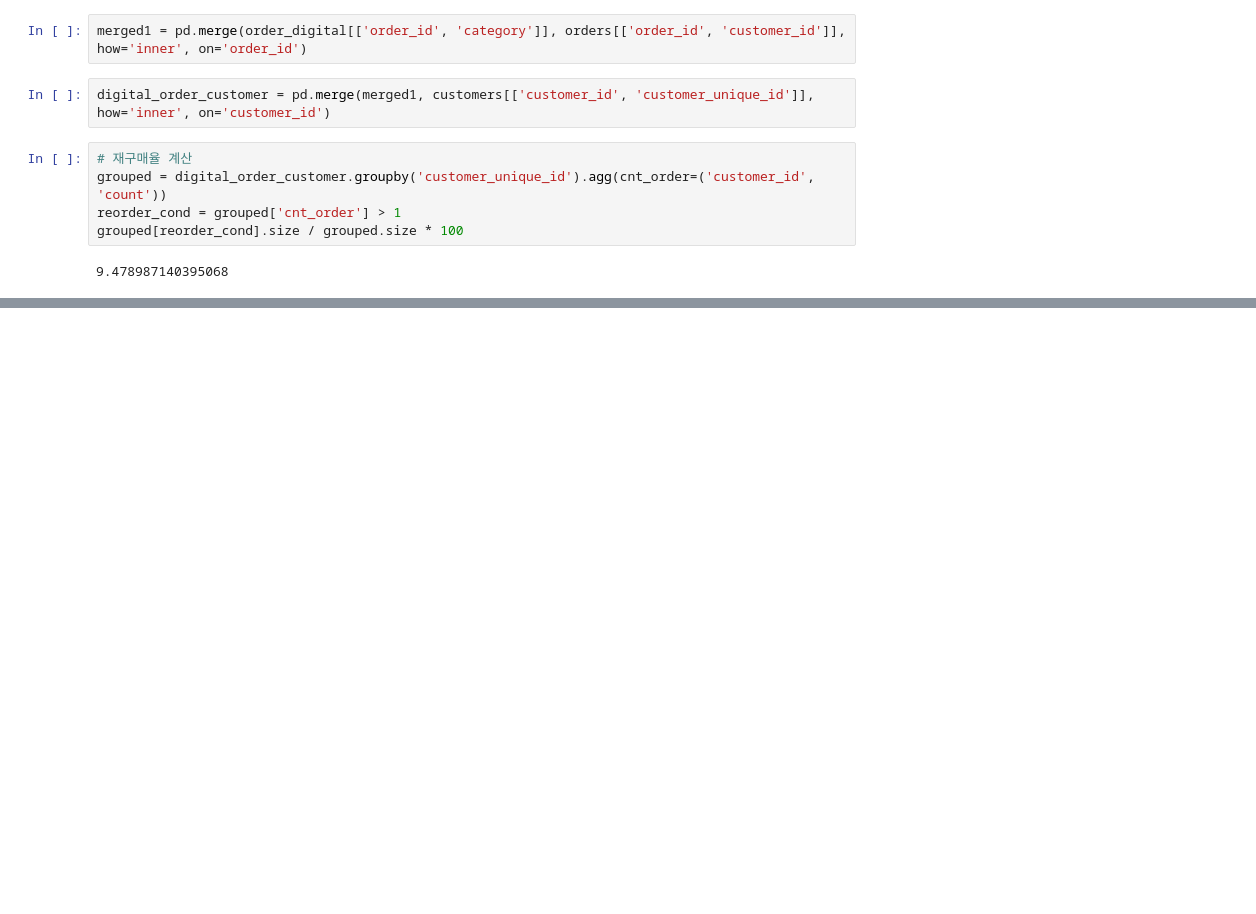
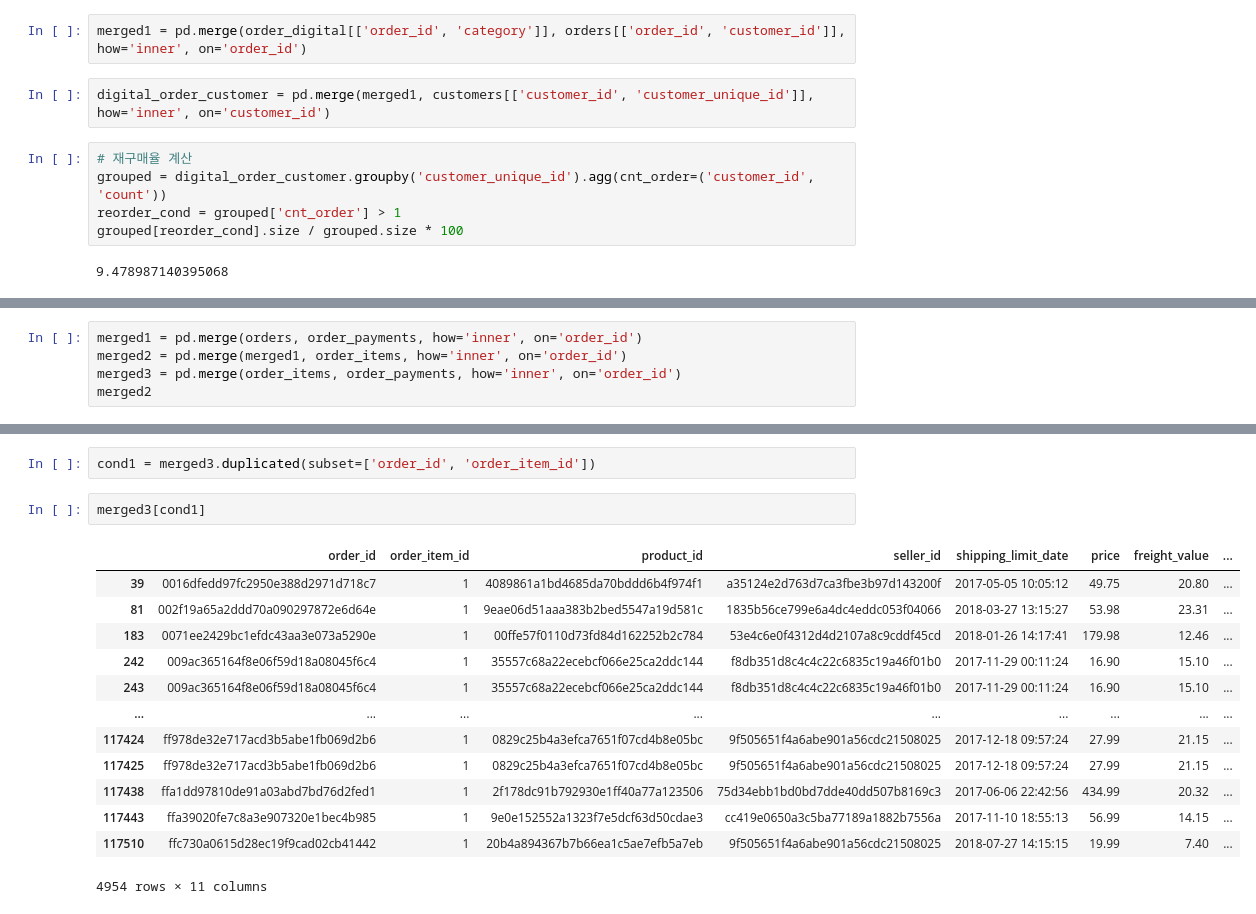
Before and after one commit to Olist-Data-Analysis/Project2, a Jupyter notebook: notebooks/cye2020_eda.ipynb, the cells around one changed output, grey strips where cells are left out. Cells and saved outputs as stored; diff of their text form; blank space fills up the shorter version.

```diff
--- a/notebooks/cye2020_eda.ipynb
+++ b/notebooks/cye2020_eda.ipynb
@@ -703,0 +868,5 @@ grouped[reorder_cond].size / grouped.size * 100
+# %%
+merged1 = pd.merge(orders, order_payments, how='inner', on='order_id')
+merged2 = pd.merge(merged1, order_items, how='inner', on='order_id')
+merged3 = pd.merge(order_items, order_payments, how='inner', on='order_id')
+merged2
@@ -703,0 +887,18 @@ grouped[reorder_cond].size / grouped.size * 100
+# %%
+cond1 = merged3.duplicated(subset=['order_id', 'order_item_id'])
+# %%
+merged3[cond1]
+# %% [output]
+|  | order_id | order_item_id | product_id | seller_id | shipping_limit_date | price | freight_value | ... |
+| 39 | 0016dfedd97fc2950e388d2971d718c7 | 1 | 4089861a1bd4685da70bddd6b4f974f1 | a35124e2d763d7ca3fbe3b97d143200f | 2017-05-05 10:05:12 | 49.75 | 20.80 | ... |
+| 81 | 002f19a65a2ddd70a090297872e6d64e | 1 | 9eae06d51aaa383b2bed5547a19d581c | 1835b56ce799e6a4dc4eddc053f04066 | 2018-03-27 13:15:27 | 53.98 | 23.31 | ... |
+| 183 | 0071ee2429bc1efdc43aa3e073a5290e | 1 | 00ffe57f0110d73fd84d162252b2c784 | 53e4c6e0f4312d4d2107a8c9cddf45cd | 2018-01-26 14:17:41 | 179.98 | 12.46 | ... |
+| 242 | 009ac365164f8e06f59d18a08045f6c4 | 1 | 35557c68a22ecebcf066e25ca2ddc144 | f8db351d8c4c4c22c6835c19a46f01b0 | 2017-11-29 00:11:24 | 16.90 | 15.10 | ... |
+| 243 | 009ac365164f8e06f59d18a08045f6c4 | 1 | 35557c68a22ecebcf066e25ca2ddc144 | f8db351d8c4c4c22c6835c19a46f01b0 | 2017-11-29 00:11:24 | 16.90 | 15.10 | ... |
+| ... | ... | ... | ... | ... | ... | ... | ... | ... |
+| 117424 | ff978de32e717acd3b5abe1fb069d2b6 | 1 | 0829c25b4a3efca7651f07cd4b8e05bc | 9f505651f4a6abe901a56cdc21508025 | 2017-12-18 09:57:24 | 27.99 | 21.15 | ... |
+| 117425 | ff978de32e717acd3b5abe1fb069d2b6 | 1 | 0829c25b4a3efca7651f07cd4b8e05bc | 9f505651f4a6abe901a56cdc21508025 | 2017-12-18 09:57:24 | 27.99 | 21.15 | ... |
+| 117438 | ffa1dd97810de91a03abd7bd76d2fed1 | 1 | 2f178dc91b792930e1ff40a77a123506 | 75d34ebb1bd0bd7dde40dd507b8169c3 | 2017-06-06 22:42:56 | 434.99 | 20.32 | ... |
+| 117443 | ffa39020fe7c8a3e907320e1bec4b985 | 1 | 9e0e152552a1323f7e5dcf63d50cdae3 | cc419e0650a3c5ba77189a1882b7556a | 2017-11-10 18:55:13 | 56.99 | 14.15 | ... |
+| 117510 | ffc730a0615d28ec19f9cad02cb41442 | 1 | 20b4a894367b7b66ea1c5ae7efb5a7eb | 9f505651f4a6abe901a56cdc21508025 | 2018-07-27 14:15:15 | 19.99 | 7.40 | ... |
+4954 rows × 11 columns
```
Also changed, not shown: parts of 16 cells of this notebook.
